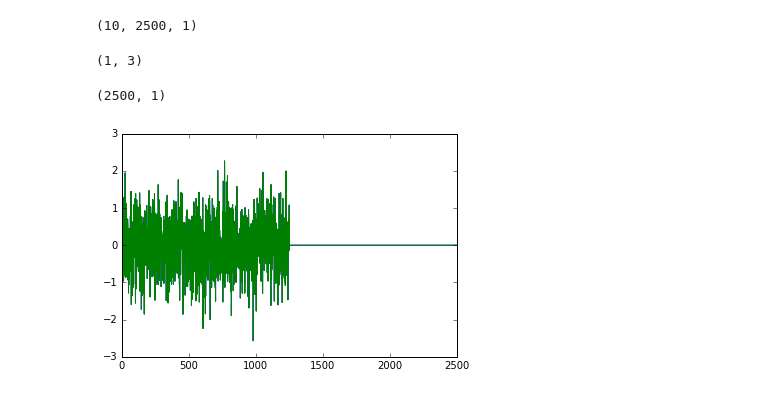
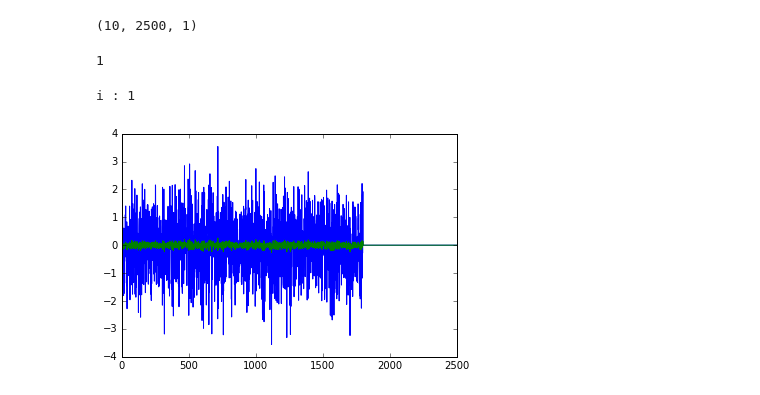
Before and after one commit to AhmedImtiazPrio/heartnetTransfer, a Jupyter notebook: AudioDataGenerator.ipynb, the cells around one changed output. Drawn from its saved outputs; the diff is of its cells as text; code cells hidden in the pictures.

```diff
--- a/AudioDataGenerator.ipynb
+++ b/AudioDataGenerator.ipynb
@@ -27,7 +30,7 @@ class NumpyArrayIterator(Iterator):
             validation_split is set in AudioDataGenerator.
     """
 
-    def __init__(self, x, y, image_data_generator,
+    def __init__(self, x, y, audio_data_generator,
                  batch_size=32, shuffle=False, seed=None,
                  data_format=None,
                  save_to_dir=None, save_prefix='', save_format='png',
@@ -86,13 +89,7 @@ class NumpyArrayIterator(Iterator):
             batch_x[i] = x
         if self.save_to_dir:
             raise NotImplementedError
-#             for i, j in enumerate(index_array):
-#                 img = array_to_img(batch_x[i], self.data_format, scale=True)
-#                 fname = '{prefix}_{index}_{hash}.{format}'.format(prefix=self.save_prefix,
-#                                                                   index=j,
-#                                                                   hash=np.random.randint(1e4),
-#                                                                   format=self.save_format)
-#                 img.save(os.path.join(self.save_to_dir, fname))
+
         if self.y is None:
             return batch_x
         batch_y = self.y[index_array]
@@ -593,26 +511,26 @@ def random_brightness(x, brightness_range):
 # %%
 import numpy as np
 from matplotlib import pyplot as plt
-x = np.random.randn(10,2500,1)
+x = np.random.randn(10,1800,1)
+x = np.pad(x,((0,0),(0,700),(0,0)),'constant')
 print(x.shape)
 # %% [output]
 (10, 2500, 1)
-# %%
-mean = np.mean(x, axis=(0, 1))
-broadcast_shape = [1, 1]
-broadcast_shape[2 - 1] = x.shape[2]
-mean = np.reshape(mean, broadcast_shape)
-mean.shape
-# %% [output]
-(1, 3)
-# %%
-y = signal.resample(x[0],num=int(.5*x[0].shape[0]),axis=0)
-u = np.pad(y, ((0, x.shape[1]-y.shape[0]),(0,0)),'constant',constant_values=(0,0))
-u.shape
-# %% [output]
-(2500, 1)
-# %%
-plt.plot(u)
-plt.show()
-# %% [output]
-[figure, removed]
+# %%
+gen = AudioDataGenerator(fill_mode='reflect',zca_whitening=True,featurewise_center=True,featurewise_std_normalization=True)
+gen.fit(x)
+# %%
+it = gen.flow(x,shuffle=False)
+len(it)
+# %% [output]
+1
+# %%
+i=np.random.randint(10)
+print("i : {}".format(i))
+plt.plot(x[i])
+plt.hold
+plt.plot(it[0][i])
+plt.show()
+# %% [output]
+i : 1
+[figure, added]
```
Also changed, not shown: parts of 2 cells of this notebook.
